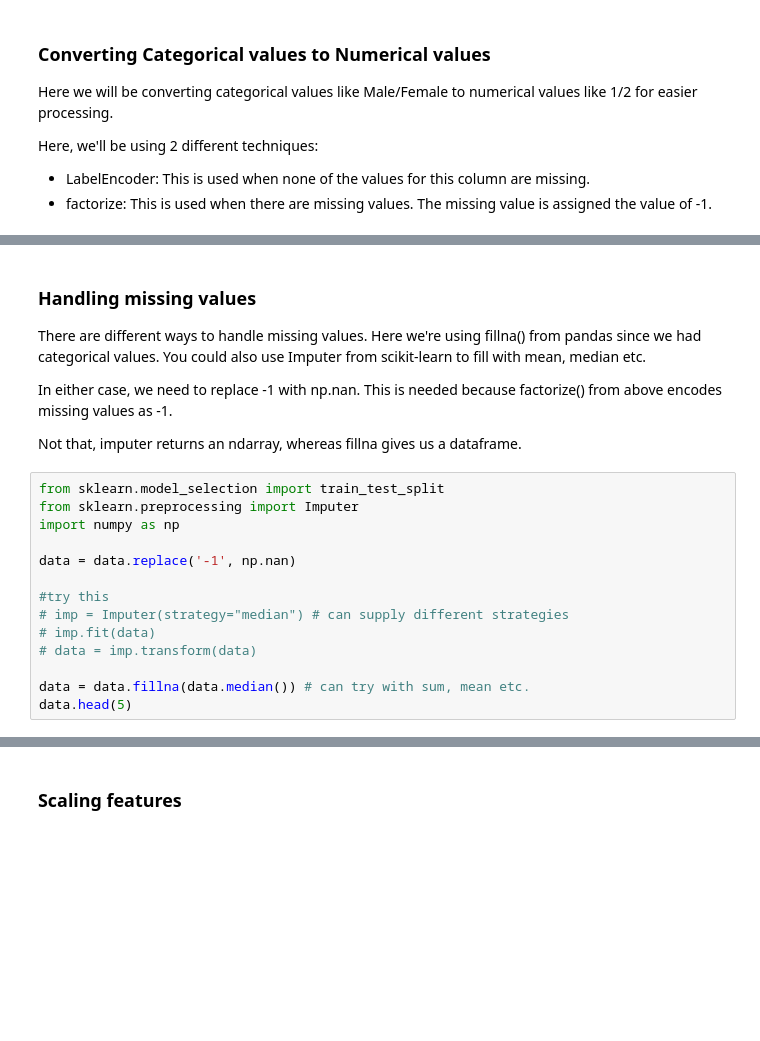
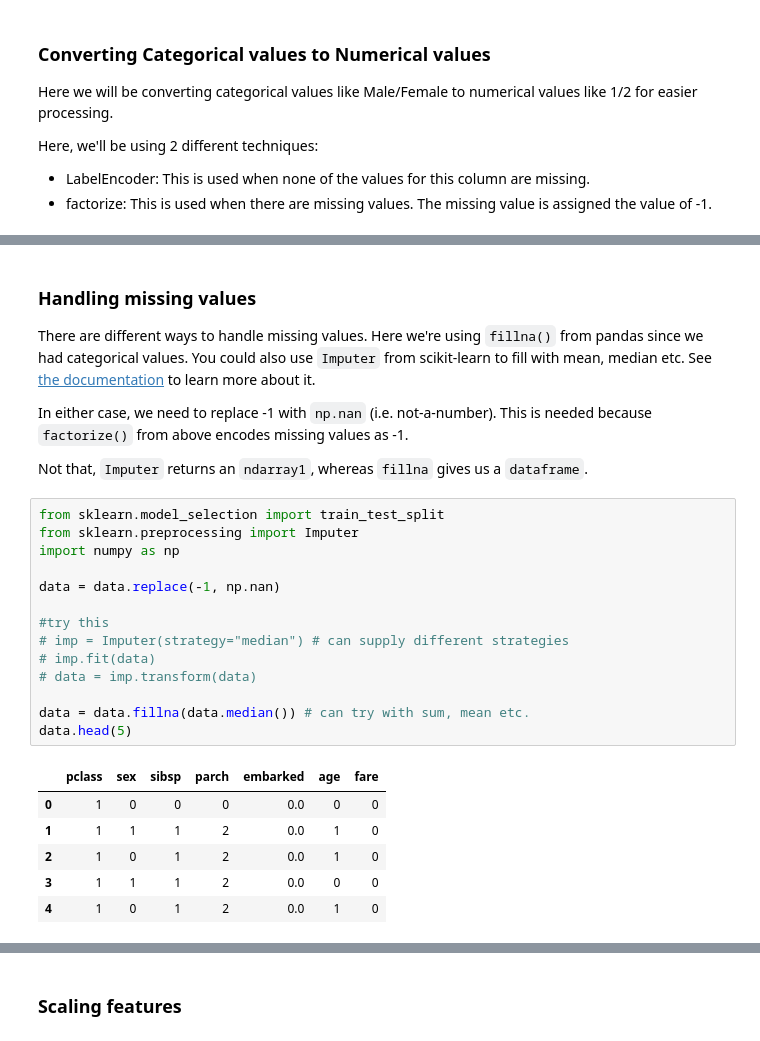
Before and after one commit to anniecherk/scikit_learn_and_keras_demo_fall_2017, a Jupyter notebook: Scikit-learn Demo.ipynb, the cells around one changed output, grey strips where cells are left out. Saved outputs shown, nothing was run; the diff lists cells and outputs as text; blank space fills up the shorter version.

```diff
--- a/Scikit-learn Demo.ipynb
+++ b/Scikit-learn Demo.ipynb
@@ -160,25 +245,32 @@ data.head(5)
 # %% [markdown]
 ### Handling missing values
 
-There are different ways to handle missing values. Here we're using fillna() from pandas since we had categorical values. You could also use Imputer from scikit-learn to fill with mean, median etc.
+There are different ways to handle missing values. Here we're using `fillna()` from pandas since we had categorical values. You could also use `Imputer` from scikit-learn to fill with mean, median etc. See [the documentation](http://scikit-learn.org/stable/modules/generated/sklearn.preprocessing.Imputer.html) to learn more about it.
 
-In either case, we need to replace -1 with np.nan. This is needed because factorize() from above encodes missing values as -1.
+In either case, we need to replace -1 with `np.nan` (i.e. not-a-number). This is needed because `factorize()` from above encodes missing values as -1.
 
-Not that, imputer returns an ndarray, whereas fillna gives us a dataframe.
+Not that, `Imputer` returns an `ndarray1`, whereas `fillna` gives us a `dataframe`.
 # %%
 from sklearn.model_selection import train_test_split
 from sklearn.preprocessing import Imputer
 import numpy as np
 
-data = data.replace('-1', np.nan)
+data = data.replace(-1, np.nan)
 
 #try this
 # imp = Imputer(strategy="median") # can supply different strategies
 # imp.fit(data)
 # data = imp.transform(data)
 
 data = data.fillna(data.median()) # can try with sum, mean etc.
 data.head(5)
+# %% [output]
+|  | pclass | sex | sibsp | parch | embarked | age | fare |
+| 0 | 1 | 0 | 0 | 0 | 0.0 | 0 | 0 |
+| 1 | 1 | 1 | 1 | 2 | 0.0 | 1 | 0 |
+| 2 | 1 | 0 | 1 | 2 | 0.0 | 1 | 0 |
+| 3 | 1 | 1 | 1 | 2 | 0.0 | 0 | 0 |
+| 4 | 1 | 0 | 1 | 2 | 0.0 | 1 | 0 |
 # %% [markdown]
 ### Converting Categorical Values to Boolean Values (Binary Values)
 We will be using one-hot-encoding to convert categorical features to binary features.
```
Also changed, not shown: parts of 30 cells of this notebook.
